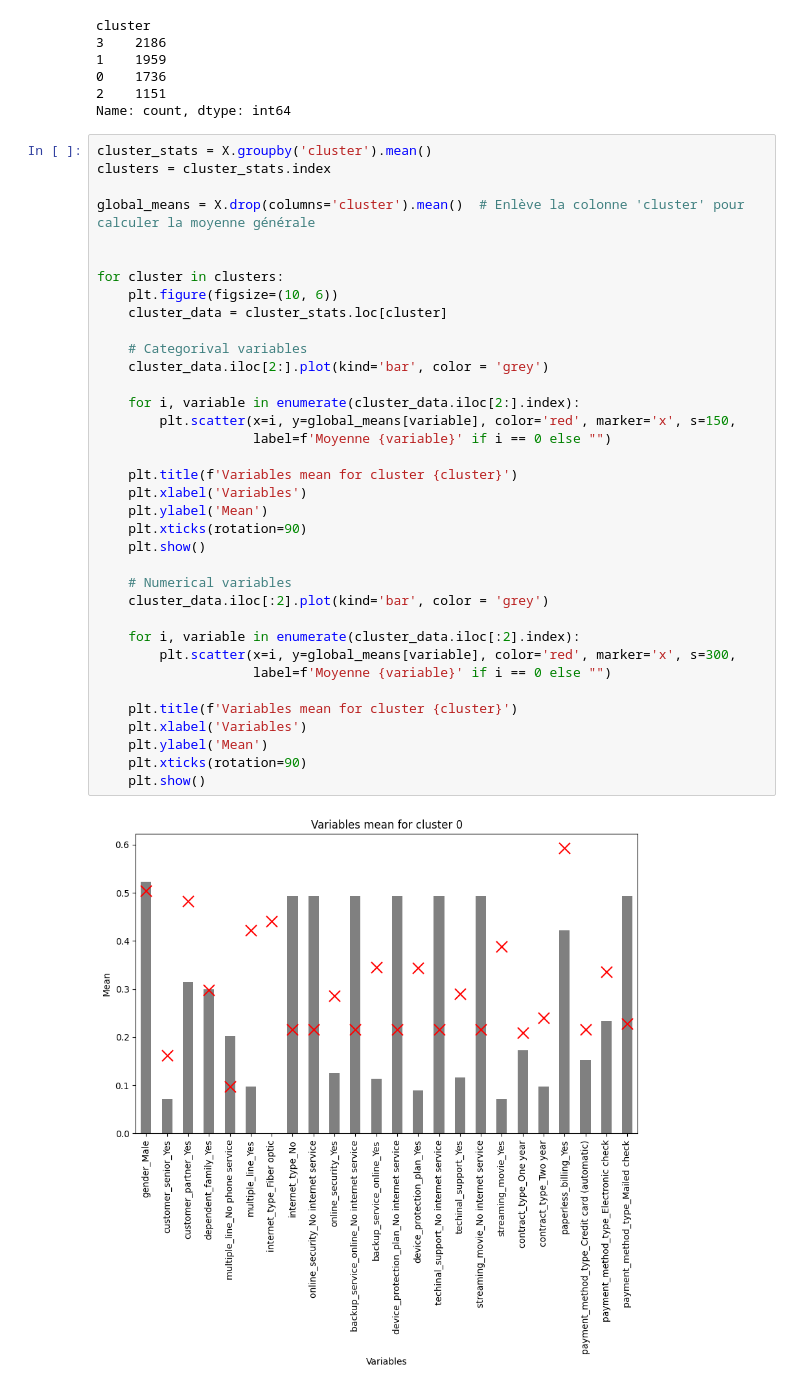
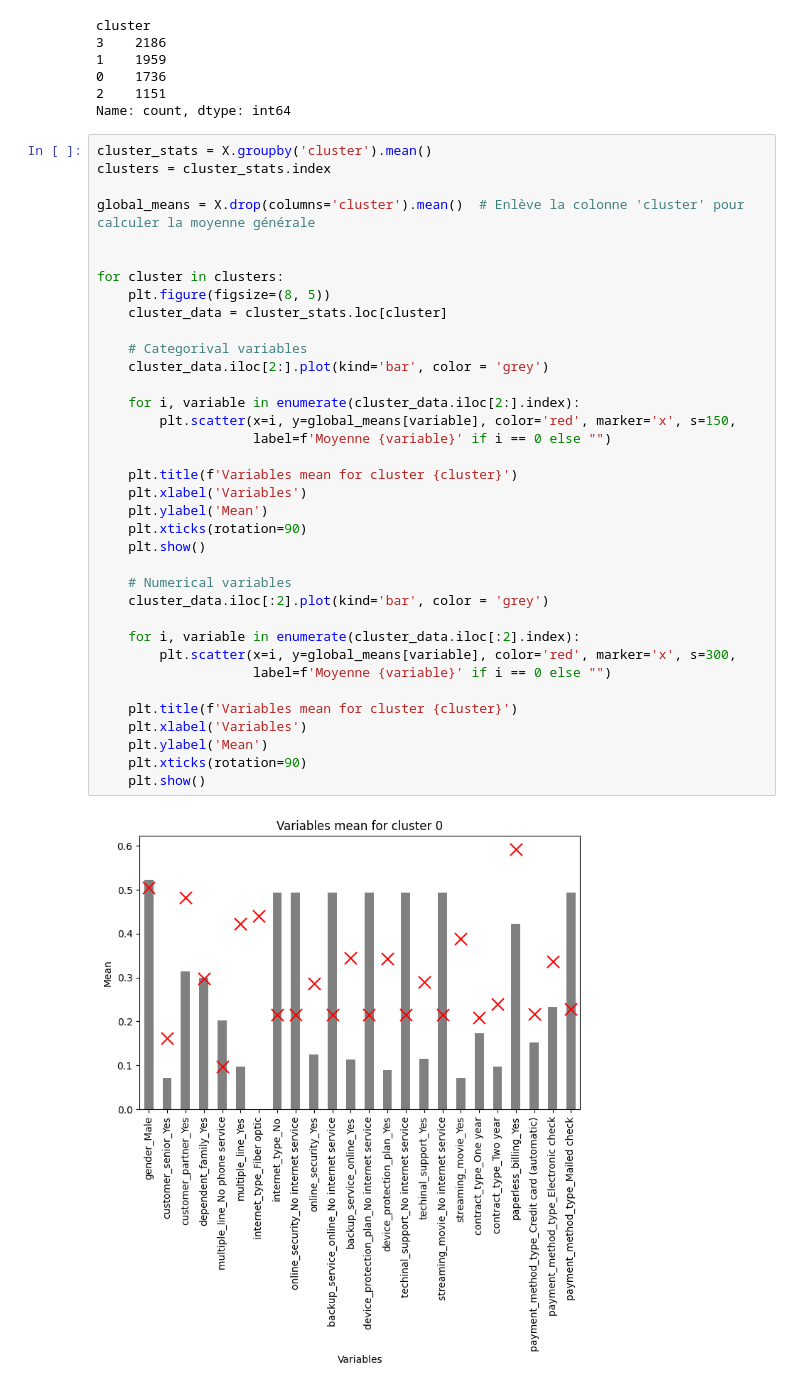
Before and after one commit to n-pizzetta/churn_prediction, a Jupyter notebook: notebooks/sigurd.ipynb, the cells around one changed output. Saved outputs shown, nothing was run; the diff lists cells and outputs as text.

```diff
--- a/notebooks/sigurd.ipynb
+++ b/notebooks/sigurd.ipynb
@@ -398,34 +404,34 @@ global_means = X.drop(columns='cluster').mean()  # Enlève la colonne 'cluster'
 
 
 for cluster in clusters:
-    plt.figure(figsize=(10, 6))
+    plt.figure(figsize=(8, 5))
     cluster_data = cluster_stats.loc[cluster]
 
     # Categorival variables
     cluster_data.iloc[2:].plot(kind='bar', color = 'grey')
 
     for i, variable in enumerate(cluster_data.iloc[2:].index):
         plt.scatter(x=i, y=global_means[variable], color='red', marker='x', s=150,
                     label=f'Moyenne {variable}' if i == 0 else "")
 
     plt.title(f'Variables mean for cluster {cluster}')
     plt.xlabel('Variables')
     plt.ylabel('Mean')
     plt.xticks(rotation=90)
     plt.show()
 
     # Numerical variables
     cluster_data.iloc[:2].plot(kind='bar', color = 'grey')
 
     for i, variable in enumerate(cluster_data.iloc[:2].index):
         plt.scatter(x=i, y=global_means[variable], color='red', marker='x', s=300,
                     label=f'Moyenne {variable}' if i == 0 else "")
 
     plt.title(f'Variables mean for cluster {cluster}')
     plt.xlabel('Variables')
     plt.ylabel('Mean')
     plt.xticks(rotation=90)
     plt.show()
 # %% [output]
-[figure, old version]
+[figure, new version]
 [figure]
```
Also changed, not shown: parts of 11 cells of this notebook.
